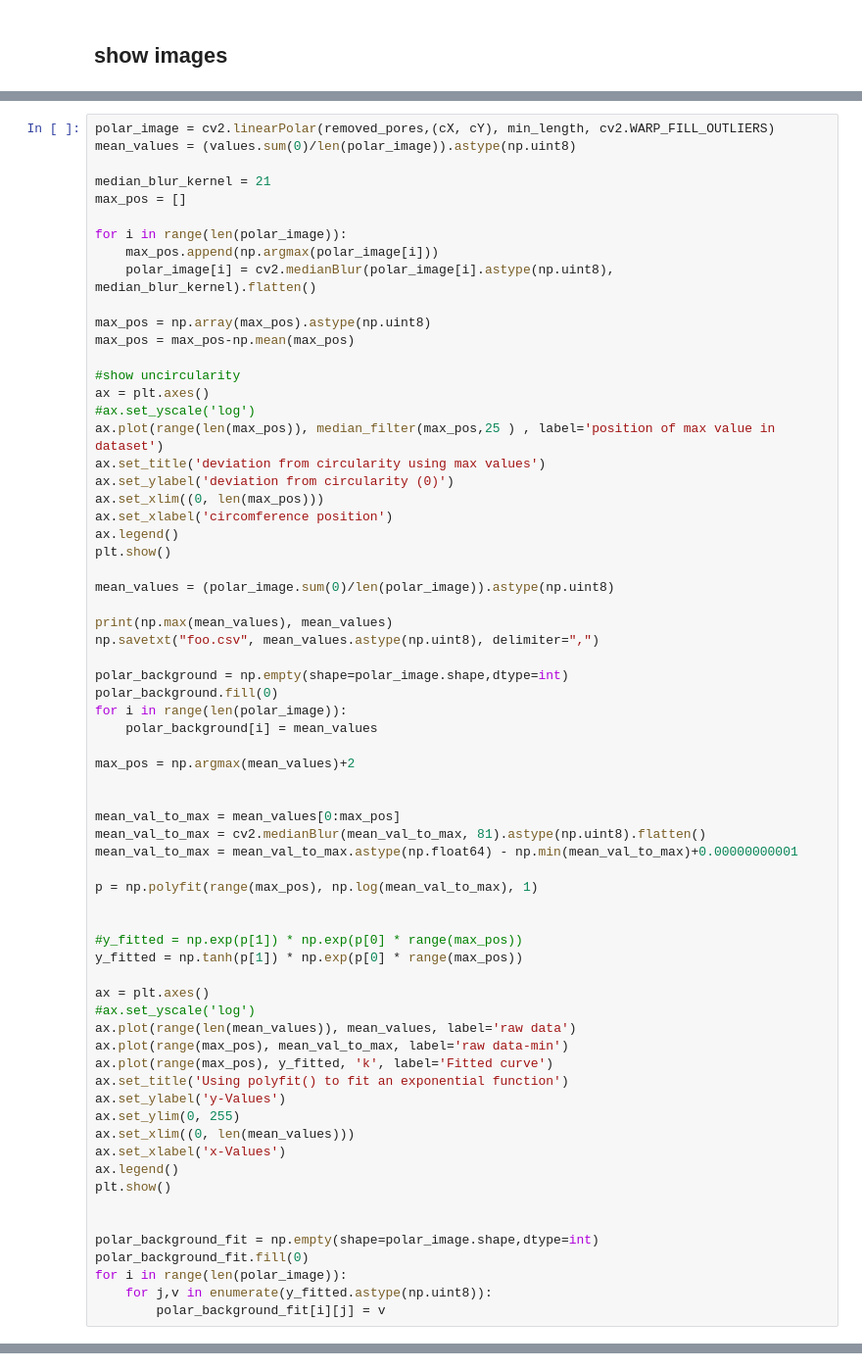
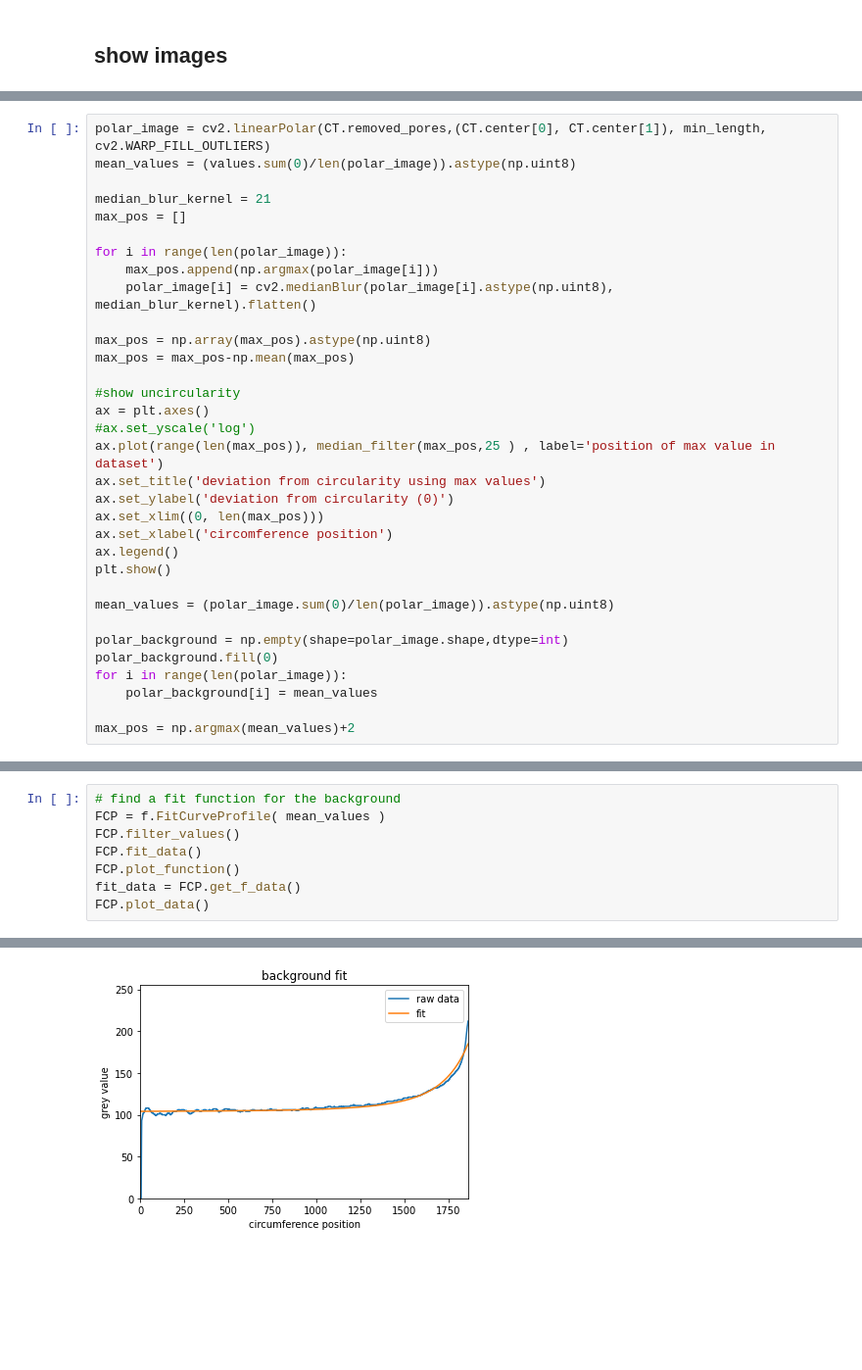
Before and after one commit to kleinerELM/CT_edge_hardening_remover, a Jupyter notebook: edge hardening remover.ipynb, the cells around one changed output, grey strips where cells are left out. Shown at 98% size. Saved outputs shown, nothing was run; the diff lists cells and outputs as text; blank space fills up the shorter version.

```diff
--- a/edge hardening remover.ipynb
+++ b/edge hardening remover.ipynb
@@ -251,5 +73,5 @@ plt.show()"""
 # %%
-polar_image = cv2.linearPolar(removed_pores,(cX, cY), min_length, cv2.WARP_FILL_OUTLIERS)
+polar_image = cv2.linearPolar(CT.removed_pores,(CT.center[0], CT.center[1]), min_length, cv2.WARP_FILL_OUTLIERS)
 mean_values = (values.sum(0)/len(polar_image)).astype(np.uint8)
 
 median_blur_kernel = 21
@@ -275,45 +97,11 @@ plt.show()
 
 mean_values = (polar_image.sum(0)/len(polar_image)).astype(np.uint8)
 
-print(np.max(mean_values), mean_values)
-np.savetxt("foo.csv", mean_values.astype(np.uint8), delimiter=",")
-
 polar_background = np.empty(shape=polar_image.shape,dtype=int)
 polar_background.fill(0)
 for i in range(len(polar_image)):
 	polar_background[i] = mean_values
 
 max_pos = np.argmax(mean_values)+2
-
-
-mean_val_to_max = mean_values[0:max_pos]
-mean_val_to_max = cv2.medianBlur(mean_val_to_max, 81).astype(np.uint8).flatten()
-mean_val_to_max = mean_val_to_max.astype(np.float64) - np.min(mean_val_to_max)+0.00000000001
-
-p = np.polyfit(range(max_pos), np.log(mean_val_to_max), 1)
-
-
-#y_fitted = np.exp(p[1]) * np.exp(p[0] * range(max_pos))
-y_fitted = np.tanh(p[1]) * np.exp(p[0] * range(max_pos))
-
-ax = plt.axes()
-#ax.set_yscale('log')
-ax.plot(range(len(mean_values)), mean_values, label='raw data')
-ax.plot(range(max_pos), mean_val_to_max, label='raw data-min')
-ax.plot(range(max_pos), y_fitted, 'k', label='Fitted curve')
-ax.set_title('Using polyfit() to fit an exponential function')
-ax.set_ylabel('y-Values')
-ax.set_ylim(0, 255)
-ax.set_xlim((0, len(mean_values)))
-ax.set_xlabel('x-Values')
-ax.legend()
-plt.show()
-
-
-polar_background_fit = np.empty(shape=polar_image.shape,dtype=int)
-polar_background_fit.fill(0)
-for i in range(len(polar_image)):
-	for j,v in enumerate(y_fitted.astype(np.uint8)):
-		polar_background_fit[i][j] = v
 # %% [output]
 [figure]
@@ -321,0 +108,9 @@ for i in range(len(polar_image)):
+# %%
+# find a fit function for the background
+FCP = f.FitCurveProfile( mean_values )
+FCP.filter_values()
+FCP.fit_data()
+FCP.plot_function()
+fit_data = FCP.get_f_data()
+FCP.plot_data()
+# %% [output]
@@ -321,0 +119 @@ for i in range(len(polar_image)):
+[figure, added]
```
Also changed, not shown: parts of 19 cells of this notebook, 1 other file.
